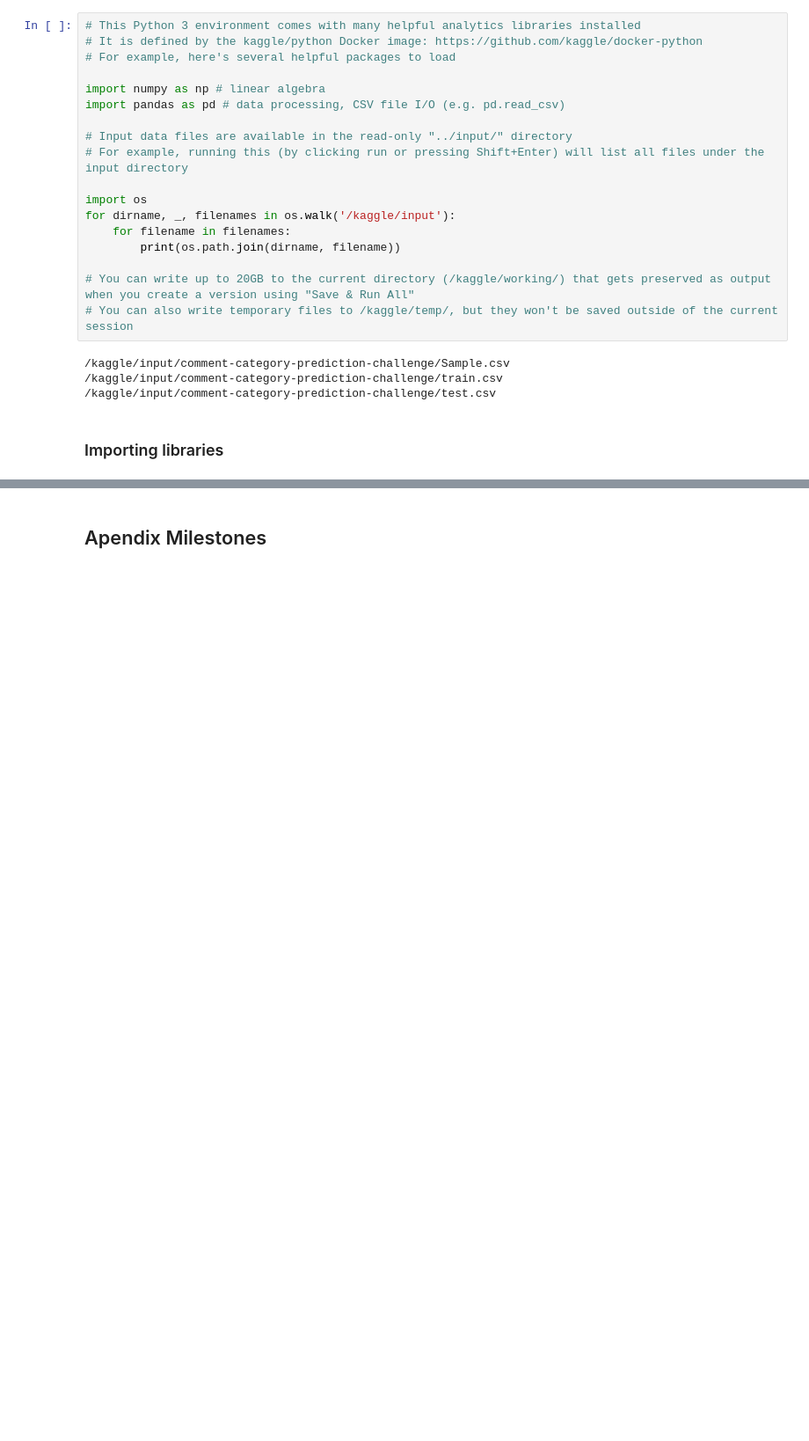
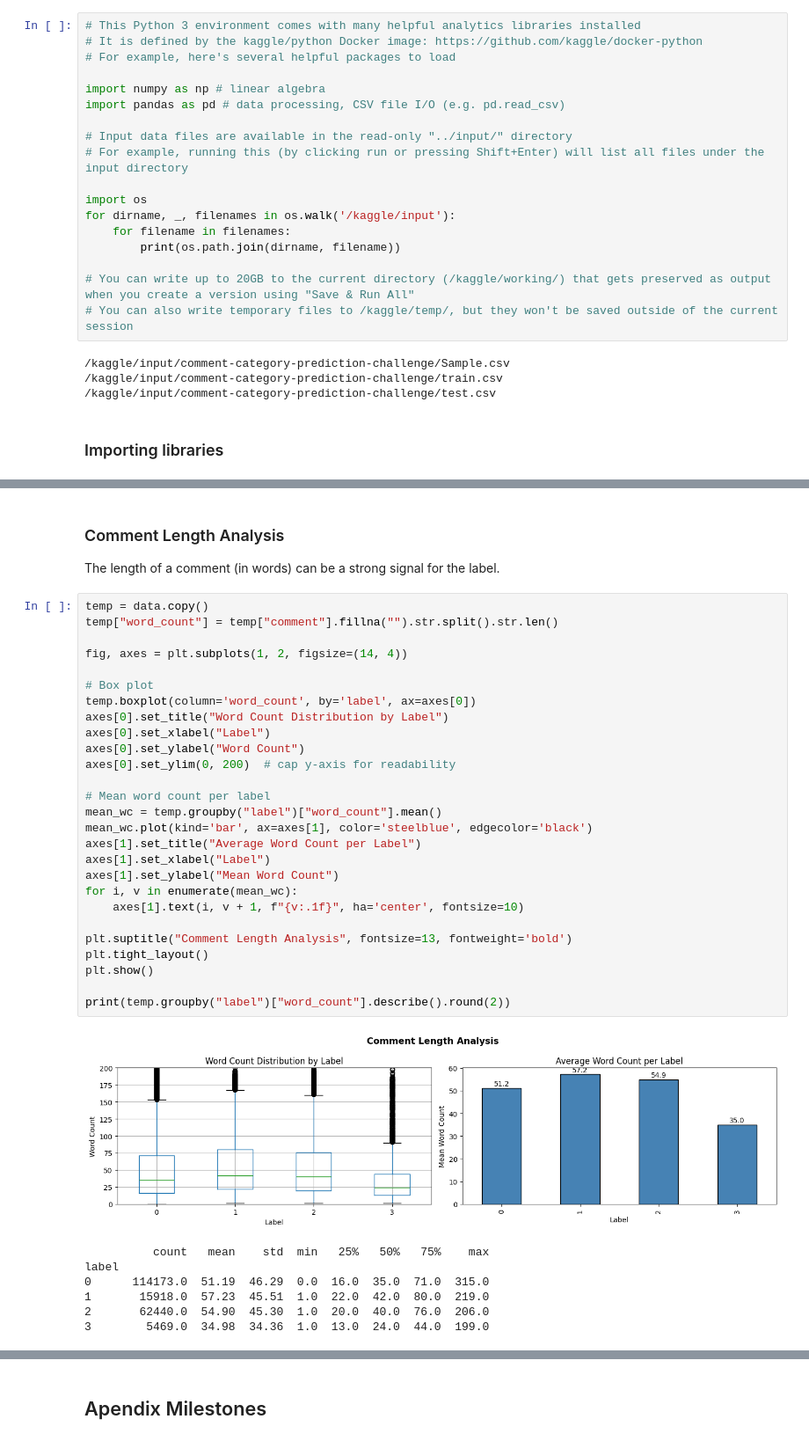
Before and after one commit to 23f3001800/Comment-Category-Prediction-Challenge, a Jupyter notebook: 23f3001800-notebook-t12026.ipynb, the cells around one changed output, grey strips where cells are left out. Shown at 88% size. Drawn from its saved outputs; the diff is of its cells as text; blank space fills up the shorter version.

```diff
--- a/23f3001800-notebook-t12026.ipynb
+++ b/23f3001800-notebook-t12026.ipynb
@@ -90,0 +307,38 @@ sample.head()
+# %% [markdown]
+### Comment Length Analysis
+The length of a comment (in words) can be a strong signal for the label.
+# %%
+temp = data.copy()
+temp["word_count"] = temp["comment"].fillna("").str.split().str.len()
+
+fig, axes = plt.subplots(1, 2, figsize=(14, 4))
+
+# Box plot
+temp.boxplot(column='word_count', by='label', ax=axes[0])
+axes[0].set_title("Word Count Distribution by Label")
+axes[0].set_xlabel("Label")
+axes[0].set_ylabel("Word Count")
+axes[0].set_ylim(0, 200)  # cap y-axis for readability
+
+# Mean word count per label
+mean_wc = temp.groupby("label")["word_count"].mean()
+mean_wc.plot(kind='bar', ax=axes[1], color='steelblue', edgecolor='black')
+axes[1].set_title("Average Word Count per Label")
+axes[1].set_xlabel("Label")
+axes[1].set_ylabel("Mean Word Count")
+for i, v in enumerate(mean_wc):
+    axes[1].text(i, v + 1, f"{v:.1f}", ha='center', fontsize=10)
+
+plt.suptitle("Comment Length Analysis", fontsize=13, fontweight='bold')
+plt.tight_layout()
+plt.show()
+
+print(temp.groupby("label")["word_count"].describe().round(2))
+# %% [output]
+[figure, added]
+          count   mean    std  min   25%   50%   75%    max
+label
+0      114173.0  51.19  46.29  0.0  16.0  35.0  71.0  315.0
+1       15918.0  57.23  45.51  1.0  22.0  42.0  80.0  219.0
+2       62440.0  54.90  45.30  1.0  20.0  40.0  76.0  206.0
+3        5469.0  34.98  34.36  1.0  13.0  24.0  44.0  199.0
```
Also changed, not shown: parts of 158 cells of this notebook.
